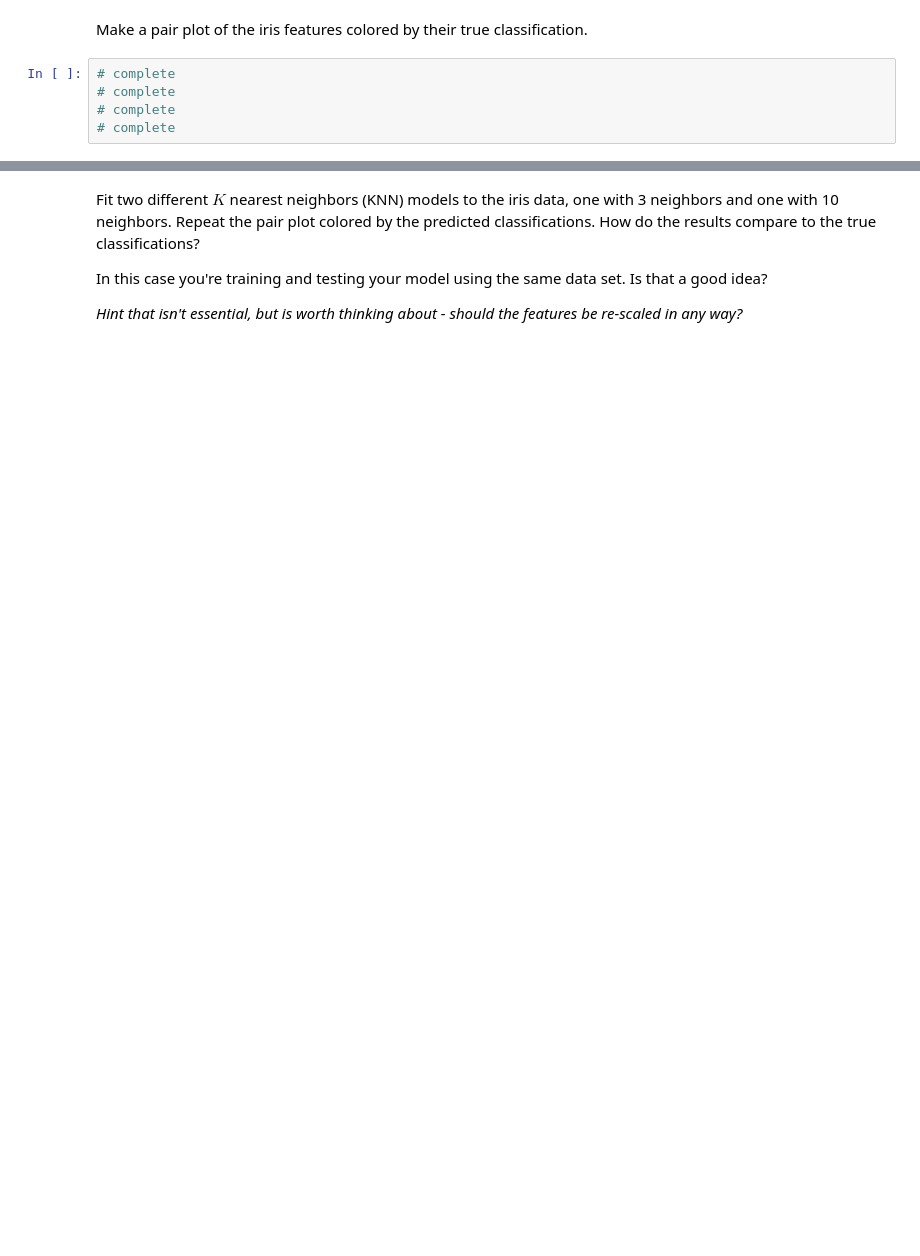
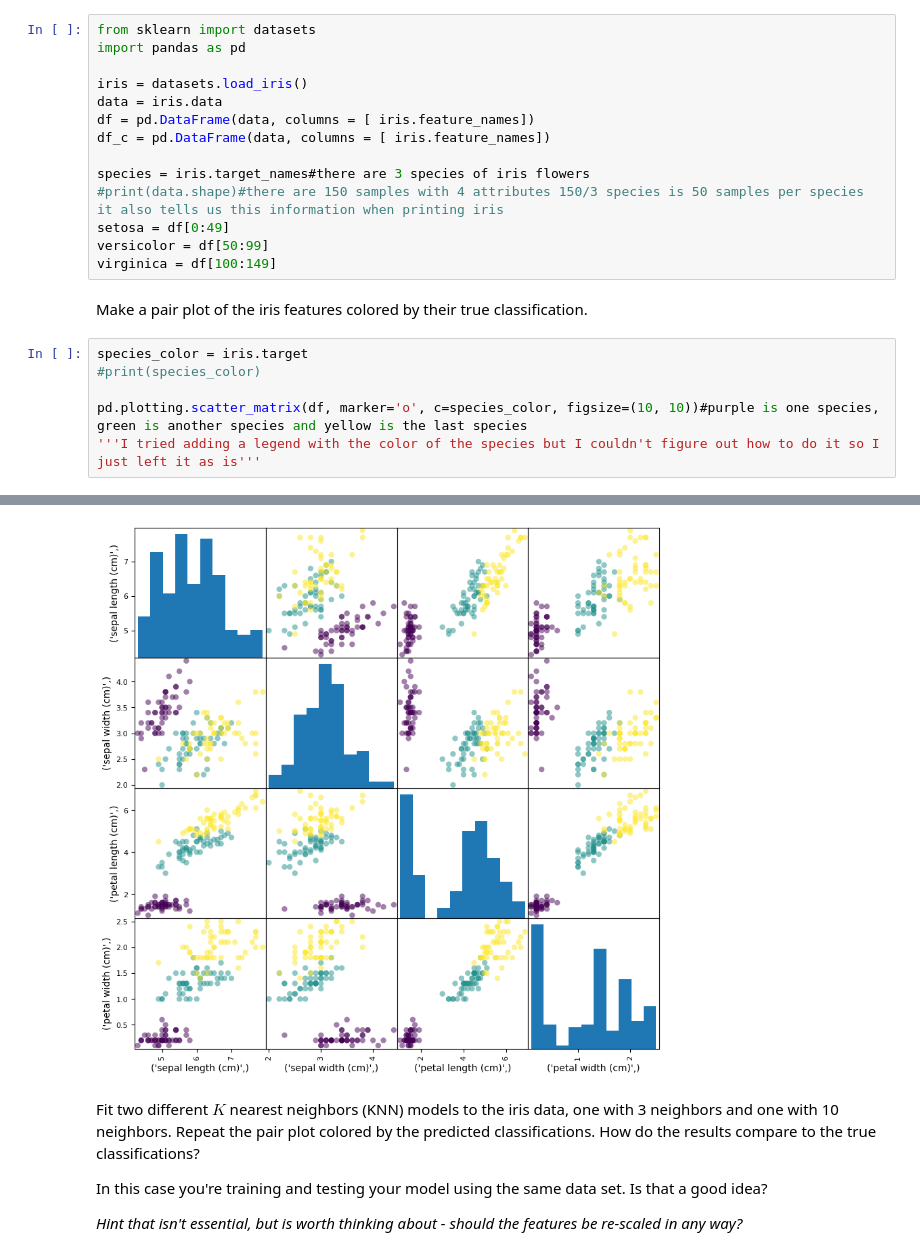
Before and after one commit to ASTR154/classification, a Jupyter notebook: classification.ipynb, the cells around one changed output, grey strips where cells are left out. Cells and saved outputs as stored; diff of their text form; blank space fills up the shorter version.

Commit message:
All done I couldn't figure out how to add the a legend with the lables

```diff
--- a/classification.ipynb
+++ b/classification.ipynb
@@ -17,7 +12,23 @@ Load the data set again. What are the names of the three species, and how many s
+# %%
+from sklearn import datasets
+import pandas as pd
+
+iris = datasets.load_iris()
+data = iris.data
+df = pd.DataFrame(data, columns = [ iris.feature_names])
+df_c = pd.DataFrame(data, columns = [ iris.feature_names])
+
+species = iris.target_names#there are 3 species of iris flowers
+#print(data.shape)#there are 150 samples with 4 attributes 150/3 species is 50 samples per species it also tells us this information when printing iris
+setosa = df[0:49]
+versicolor = df[50:99]
+virginica = df[100:149]
 # %% [markdown]
 Make a pair plot of the iris features colored by their true classification.
-# %%
-# complete
-# complete
-# complete
-# complete
+# %%
+species_color = iris.target
+#print(species_color)
+
+pd.plotting.scatter_matrix(df, marker='o', c=species_color, figsize=(10, 10))#purple is one species, green is another species and yellow is the last species
+'''I tried adding a legend with the color of the species but I couldn't figure out how to do it so I just left it as is'''
+# %% [output]
@@ -24,3 +52,4 @@ Make a pair plot of the iris features colored by their true classification.
+[figure, added]
 # %% [markdown]
 Fit two different $K$ nearest neighbors (KNN) models to the iris data, one with 3 neighbors and one with 10 neighbors. Repeat the pair plot colored by the predicted classifications. How do the results compare to the true classifications?
 
```
Also changed, not shown: parts of 10 cells of this notebook.
